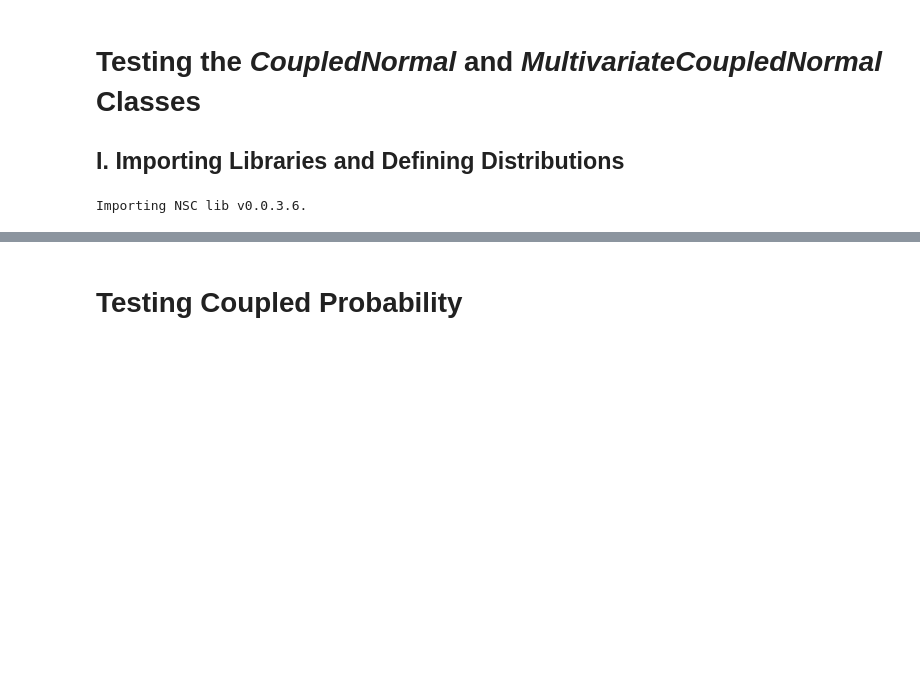
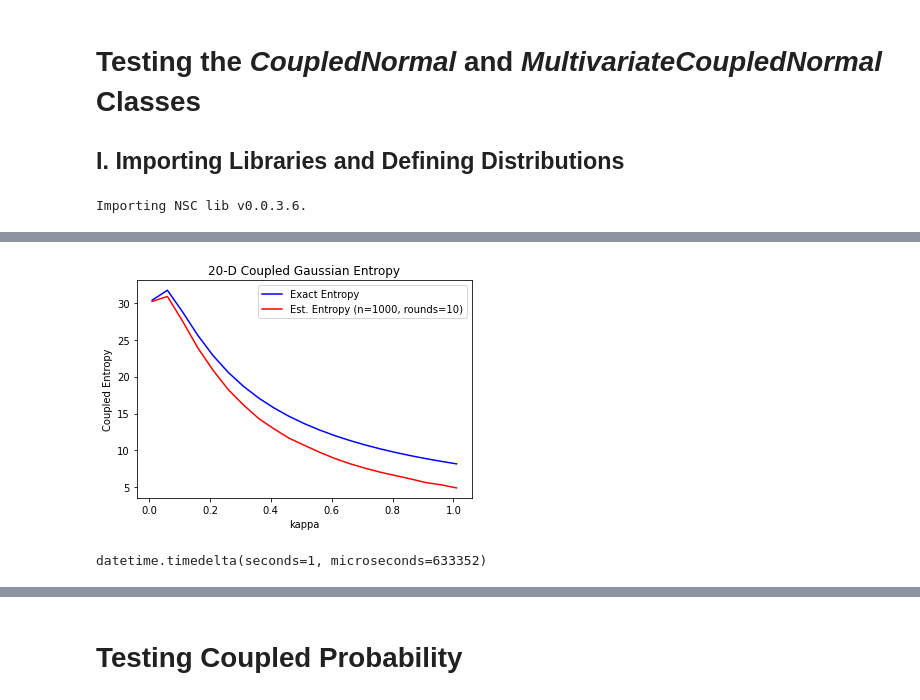
Before and after one commit to Photrek/Nonlinear-Statistical-Coupling, a Jupyter notebook: workspace/john/Coupled Entropy Functions Testing.ipynb, the cells around one changed output, grey strips where cells are left out. Cells and saved outputs as stored; diff of their text form; code cells hidden in the pictures; blank space fills up the shorter version.

```diff
--- a/workspace/john/Coupled Entropy Functions Testing.ipynb
+++ b/workspace/john/Coupled Entropy Functions Testing.ipynb
@@ -151,0 +168,47 @@ datetime.timedelta(microseconds=897177)
+# %%
+sample_size = 1000
+n_rounds = 10
+dim = 20
+
+min_kappa, max_kappa, step_kappa = 0.01, 1, 0.05
+kappas = np.arange(min_kappa, max_kappa+step_kappa, step_kappa)
+exact_entropies = []
+approx_entropies = []
+mse = []
+runtimes = []
+for i in tqdm(range(len(kappas))):
+    kappa = kappas[i]
+    nsc_temp = MultivariateCoupledNormal(loc=np.repeat(loc, dim),
+                                           scale=np.repeat(scale, dim),
+                                           kappa=kappa)
+
+    exact_coupled_entropy = coupled_normal_entropy(nsc_temp.scale, nsc_temp.kappa)
+    exact_entropies.append(exact_coupled_entropy)
+
+    start_time = datetime.now()
+    approx_coupled_entropy = (cef.coupled_entropy(nsc_temp.prob,
+                                                                    nsc_temp.sample_n,
+                                                                    kappa=nsc_temp.kappa,
+                                                                    alpha=nsc_temp.alpha,
+                                                                    dim=nsc_temp.dim,
+                                                                    root=True,
+                                                                    n=sample_size,
+                                                                    rounds=n_rounds)**nsc_temp.alpha)/nsc_temp.alpha
+    runtimes.append(datetime.now() - start_time)
+    approx_entropies.append(approx_coupled_entropy)
+
+    mse.append((exact_coupled_entropy-approx_coupled_entropy)**2)
+# %%
+plt.plot(kappas, exact_entropies, color="blue", label="Exact Entropy")
+plt.plot(kappas, approx_entropies, color="red", label=f"Est. Entropy (n={sample_size}, rounds={n_rounds})")
+plt.title(f"{dim}-D Coupled Gaussian Entropy")
+plt.xlabel("kappa")
+plt.ylabel("Coupled Entropy")
+plt.legend(loc="upper right")
+plt.show()
+# %% [output]
+[figure, added]
+# %%
+np.mean(runtimes)
+# %% [output]
+datetime.timedelta(seconds=1, microseconds=633352)
```
Also changed, not shown: parts of 6 cells of this notebook, 1 other file.
